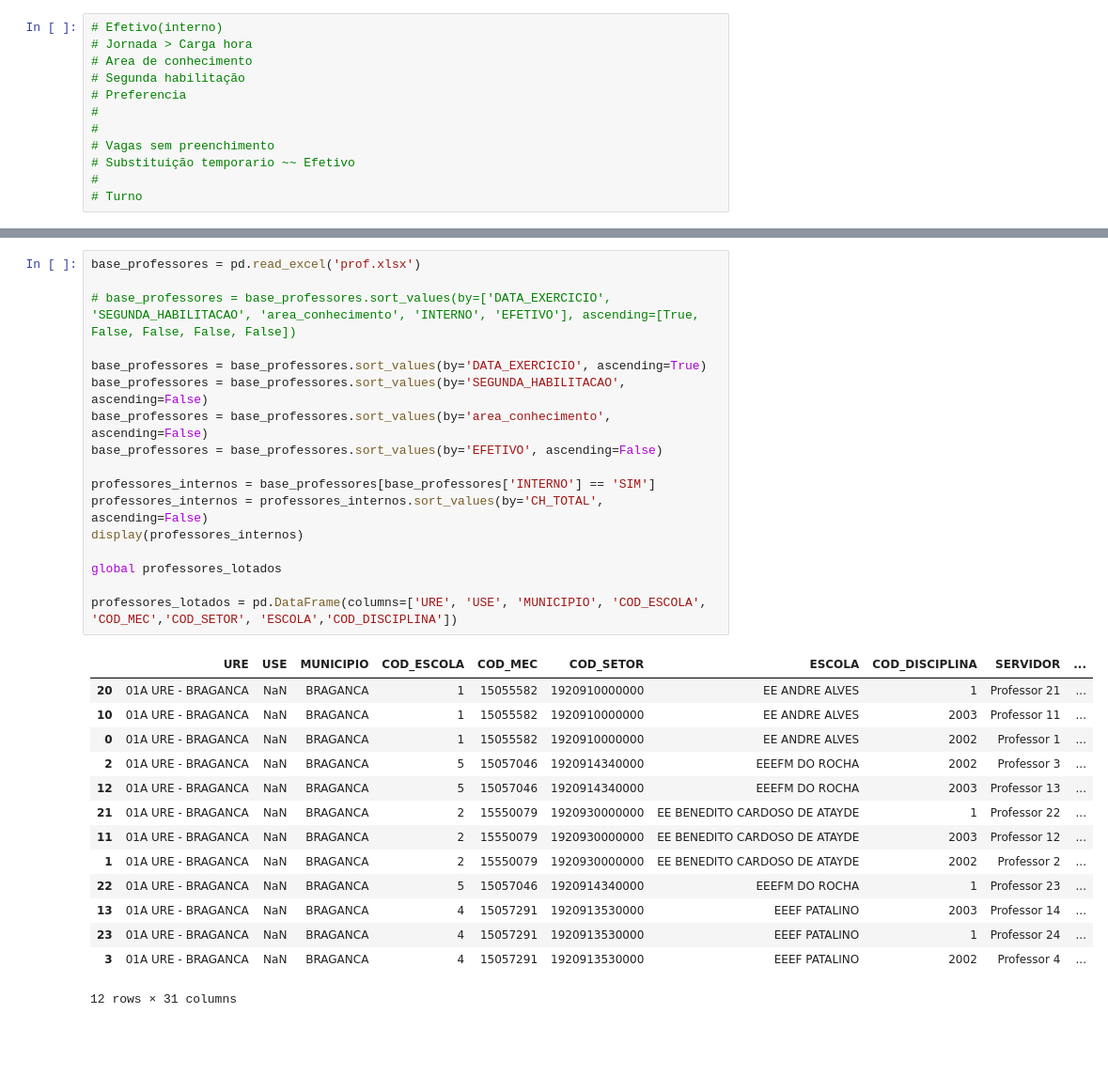
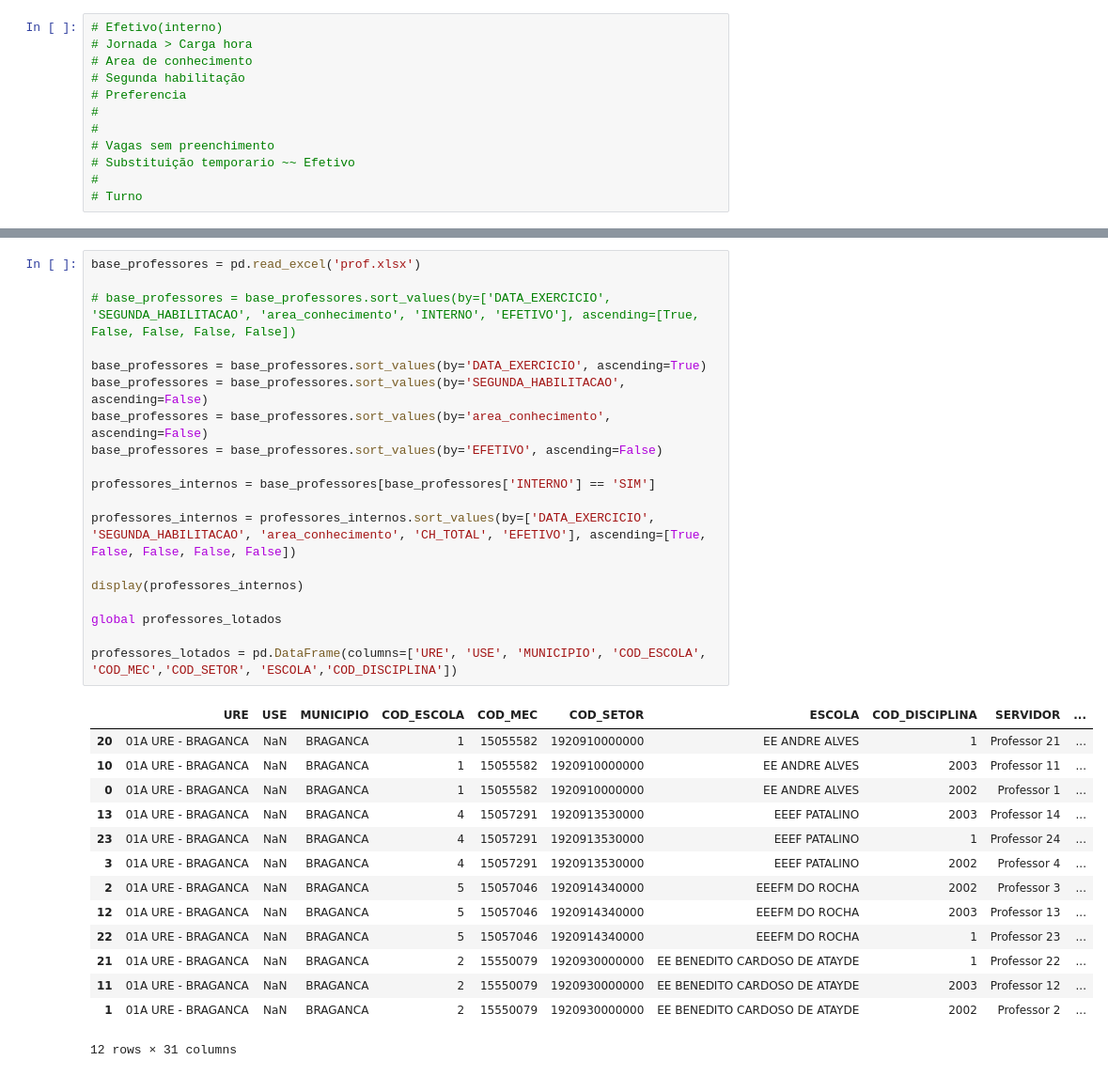
Before and after one commit to LH-Carreira/Algoritmo-lotacao, a Jupyter notebook: 02.ipynb, the cells around one changed output, grey strips where cells are left out. Shown at 94% size. Cells and saved outputs as stored; diff of their text form; blank space fills up the shorter version.

```diff
--- a/02.ipynb
+++ b/02.ipynb
@@ -88,34 +263,36 @@ Nome do objeto: escola_5_2003_40, VAGAS: 1, Disciplina 2003
 # %%
 base_professores = pd.read_excel('prof.xlsx')
 
 # base_professores = base_professores.sort_values(by=['DATA_EXERCICIO', 'SEGUNDA_HABILITACAO', 'area_conhecimento', 'INTERNO', 'EFETIVO'], ascending=[True, False, False, False, False])
 
 base_professores = base_professores.sort_values(by='DATA_EXERCICIO', ascending=True)
 base_professores = base_professores.sort_values(by='SEGUNDA_HABILITACAO', ascending=False)
 base_professores = base_professores.sort_values(by='area_conhecimento', ascending=False)
 base_professores = base_professores.sort_values(by='EFETIVO', ascending=False)
 
 professores_internos = base_professores[base_professores['INTERNO'] == 'SIM']
-professores_internos = professores_internos.sort_values(by='CH_TOTAL', ascending=False)
+
+professores_internos = professores_internos.sort_values(by=['DATA_EXERCICIO', 'SEGUNDA_HABILITACAO', 'area_conhecimento', 'CH_TOTAL', 'EFETIVO'], ascending=[True, False, False, False, False])
+
 display(professores_internos)
 
 global professores_lotados
 
 professores_lotados = pd.DataFrame(columns=['URE', 'USE', 'MUNICIPIO', 'COD_ESCOLA', 'COD_MEC','COD_SETOR', 'ESCOLA','COD_DISCIPLINA'])
 # %% [output]
 |  | URE | USE | MUNICIPIO | COD_ESCOLA | COD_MEC | COD_SETOR | ESCOLA | COD_DISCIPLINA | SERVIDOR | ... |
 | 20 | 01A URE - BRAGANCA | NaN | BRAGANCA | 1 | 15055582 | 1920910000000 | EE ANDRE ALVES | 1 | Professor 21 | ... |
 | 10 | 01A URE - BRAGANCA | NaN | BRAGANCA | 1 | 15055582 | 1920910000000 | EE ANDRE ALVES | 2003 | Professor 11 | ... |
 | 0 | 01A URE - BRAGANCA | NaN | BRAGANCA | 1 | 15055582 | 1920910000000 | EE ANDRE ALVES | 2002 | Professor 1 | ... |
+| 13 | 01A URE - BRAGANCA | NaN | BRAGANCA | 4 | 15057291 | 1920913530000 | EEEF PATALINO | 2003 | Professor 14 | ... |
+| 23 | 01A URE - BRAGANCA | NaN | BRAGANCA | 4 | 15057291 | 1920913530000 | EEEF PATALINO | 1 | Professor 24 | ... |
+| 3 | 01A URE - BRAGANCA | NaN | BRAGANCA | 4 | 15057291 | 1920913530000 | EEEF PATALINO | 2002 | Professor 4 | ... |
 | 2 | 01A URE - BRAGANCA | NaN | BRAGANCA | 5 | 15057046 | 1920914340000 | EEEFM DO ROCHA | 2002 | Professor 3 | ... |
 | 12 | 01A URE - BRAGANCA | NaN | BRAGANCA | 5 | 15057046 | 1920914340000 | EEEFM DO ROCHA | 2003 | Professor 13 | ... |
+| 22 | 01A URE - BRAGANCA | NaN | BRAGANCA | 5 | 15057046 | 1920914340000 | EEEFM DO ROCHA | 1 | Professor 23 | ... |
 | 21 | 01A URE - BRAGANCA | NaN | BRAGANCA | 2 | 15550079 | 1920930000000 | EE BENEDITO CARDOSO DE ATAYDE | 1 | Professor 22 | ... |
 | 11 | 01A URE - BRAGANCA | NaN | BRAGANCA | 2 | 15550079 | 1920930000000 | EE BENEDITO CARDOSO DE ATAYDE | 2003 | Professor 12 | ... |
 | 1 | 01A URE - BRAGANCA | NaN | BRAGANCA | 2 | 15550079 | 1920930000000 | EE BENEDITO CARDOSO DE ATAYDE | 2002 | Professor 2 | ... |
-| 22 | 01A URE - BRAGANCA | NaN | BRAGANCA | 5 | 15057046 | 1920914340000 | EEEFM DO ROCHA | 1 | Professor 23 | ... |
-| 13 | 01A URE - BRAGANCA | NaN | BRAGANCA | 4 | 15057291 | 1920913530000 | EEEF PATALINO | 2003 | Professor 14 | ... |
-| 23 | 01A URE - BRAGANCA | NaN | BRAGANCA | 4 | 15057291 | 1920913530000 | EEEF PATALINO | 1 | Professor 24 | ... |
-| 3 | 01A URE - BRAGANCA | NaN | BRAGANCA | 4 | 15057291 | 1920913530000 | EEEF PATALINO | 2002 | Professor 4 | ... |
 12 rows × 31 columns
 # %%
 # RODANDO APENAS PROFESSORES INTERNOS
```
Also changed, not shown: parts of 8 cells of this notebook, 3 other files.
